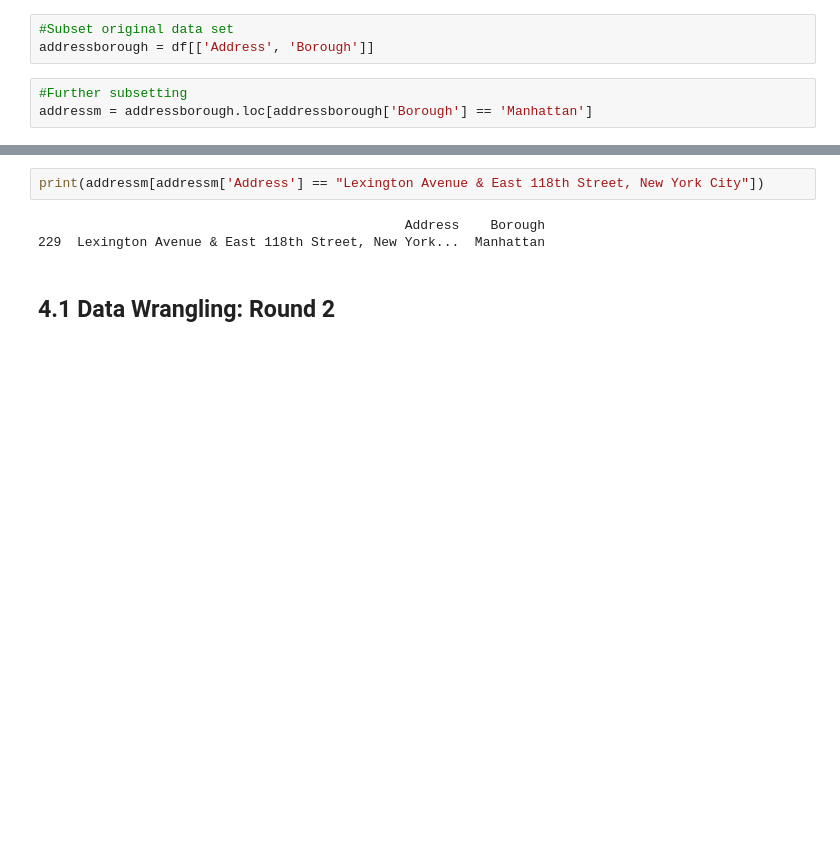
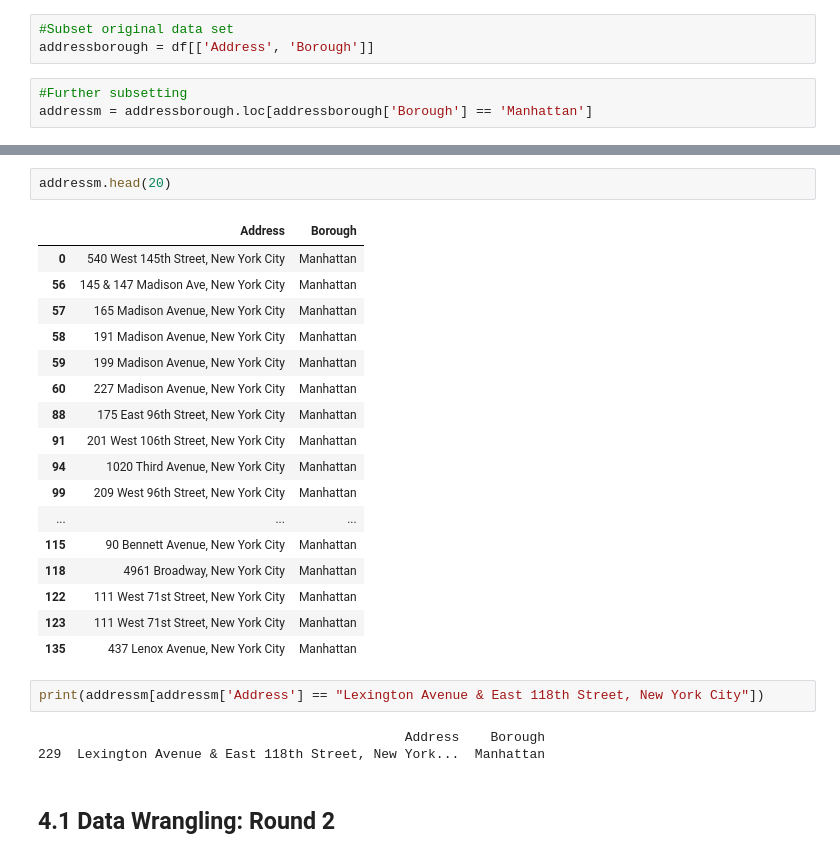
Before and after one commit to grasshoff/philhistcomp, a Jupyter notebook: projects/citybenches_nyc/implementation.ipynb, the cells around one changed output, grey strips where cells are left out. Saved outputs shown, nothing was run; the diff lists cells and outputs as text; blank space fills up the shorter version.

```diff
--- a/projects/citybenches_nyc/implementation.ipynb
+++ b/projects/citybenches_nyc/implementation.ipynb
@@ -59,3 +42,23 @@ print(addressm)
+# %%
+addressm.head(20)
+# %% [output]
+|  | Address | Borough |
+| 0 | 540 West 145th Street, New York City | Manhattan |
+| 56 | 145 & 147 Madison Ave, New York City | Manhattan |
+| 57 | 165 Madison Avenue, New York City | Manhattan |
+| 58 | 191 Madison Avenue, New York City | Manhattan |
+| 59 | 199 Madison Avenue, New York City | Manhattan |
+| 60 | 227 Madison Avenue, New York City | Manhattan |
+| 88 | 175 East 96th Street, New York City | Manhattan |
+| 91 | 201 West 106th Street, New York City | Manhattan |
+| 94 | 1020 Third Avenue, New York City | Manhattan |
+| 99 | 209 West 96th Street, New York City | Manhattan |
+| ... | ... | ... |
+| 115 | 90 Bennett Avenue, New York City | Manhattan |
+| 118 | 4961 Broadway, New York City | Manhattan |
+| 122 | 111 West 71st Street, New York City | Manhattan |
+| 123 | 111 West 71st Street, New York City | Manhattan |
+| 135 | 437 Lenox Avenue, New York City | Manhattan |
 # %%
 print(addressm[addressm['Address'] == "Lexington Avenue & East 118th Street, New York City"])
 # %% [output]
```
Also changed, not shown: parts of 12 cells of this notebook, 4 other files.
